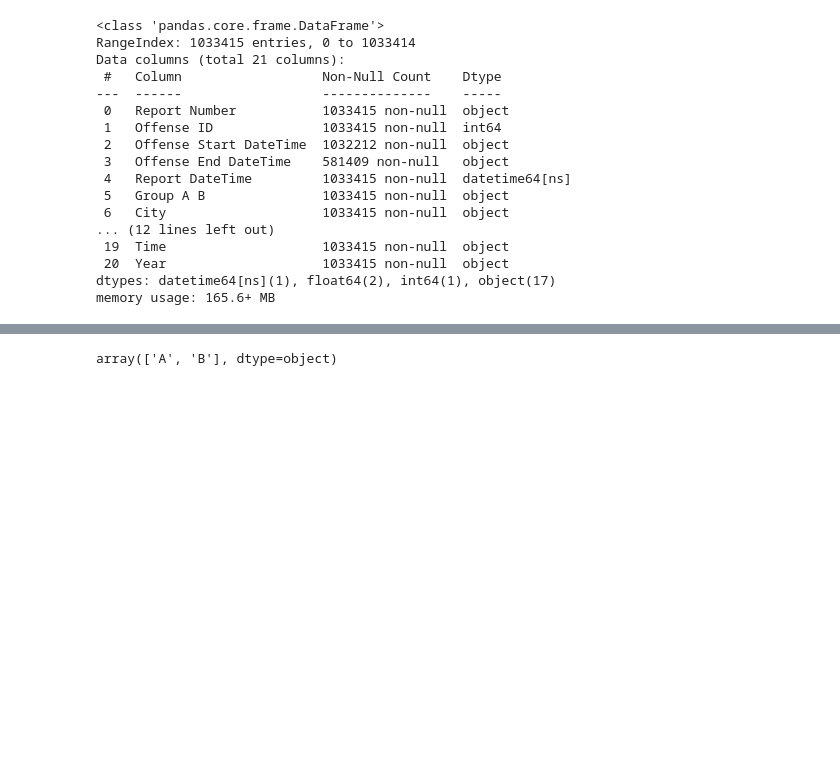
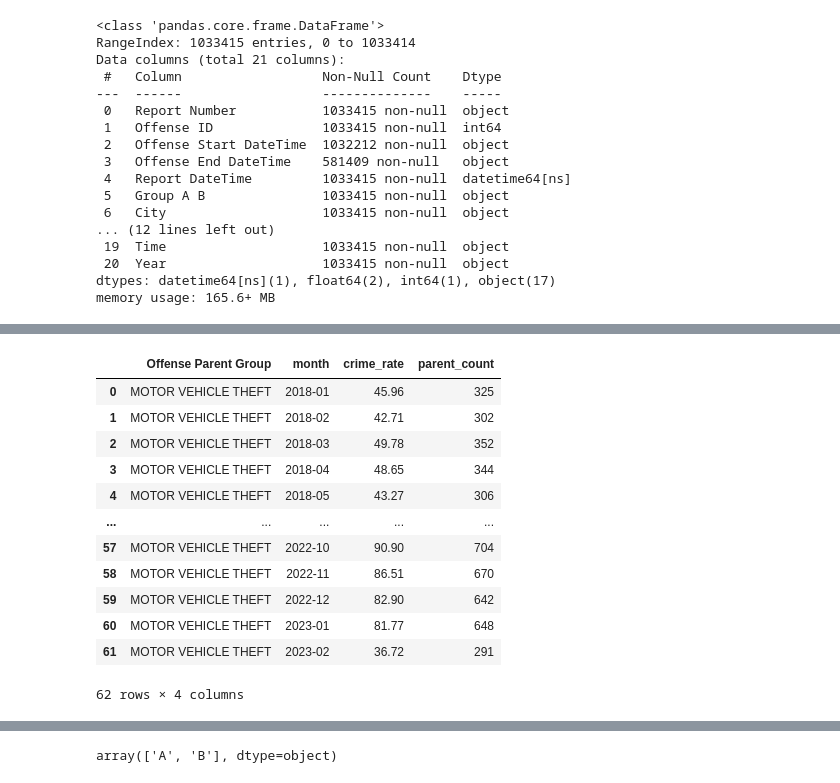
Before and after one commit to 7Petrichor7/datathon_crime_clab, a Jupyter notebook: test.ipynb, the cells around one changed output, grey strips where cells are left out. Saved outputs shown, nothing was run; the diff lists cells and outputs as text; code cells hidden in the pictures; blank space fills up the shorter version.

```diff
--- a/test.ipynb
+++ b/test.ipynb
@@ -54,0 +101,18 @@ property_data
+# %%
+motor_df = combined_df_2018_final[combined_df_2018_final['Offense Parent Group']== "MOTOR VEHICLE THEFT"]
+# %%
+motor_df
+# %% [output]
+|  | Offense Parent Group | month | crime_rate | parent_count |
+| 0 | MOTOR VEHICLE THEFT | 2018-01 | 45.96 | 325 |
+| 1 | MOTOR VEHICLE THEFT | 2018-02 | 42.71 | 302 |
+| 2 | MOTOR VEHICLE THEFT | 2018-03 | 49.78 | 352 |
+| 3 | MOTOR VEHICLE THEFT | 2018-04 | 48.65 | 344 |
+| 4 | MOTOR VEHICLE THEFT | 2018-05 | 43.27 | 306 |
+| ... | ... | ... | ... | ... |
+| 57 | MOTOR VEHICLE THEFT | 2022-10 | 90.90 | 704 |
+| 58 | MOTOR VEHICLE THEFT | 2022-11 | 86.51 | 670 |
+| 59 | MOTOR VEHICLE THEFT | 2022-12 | 82.90 | 642 |
+| 60 | MOTOR VEHICLE THEFT | 2023-01 | 81.77 | 648 |
+| 61 | MOTOR VEHICLE THEFT | 2023-02 | 36.72 | 291 |
+62 rows × 4 columns
```
Also changed, not shown: parts of 26 cells of this notebook, 5 other files.
